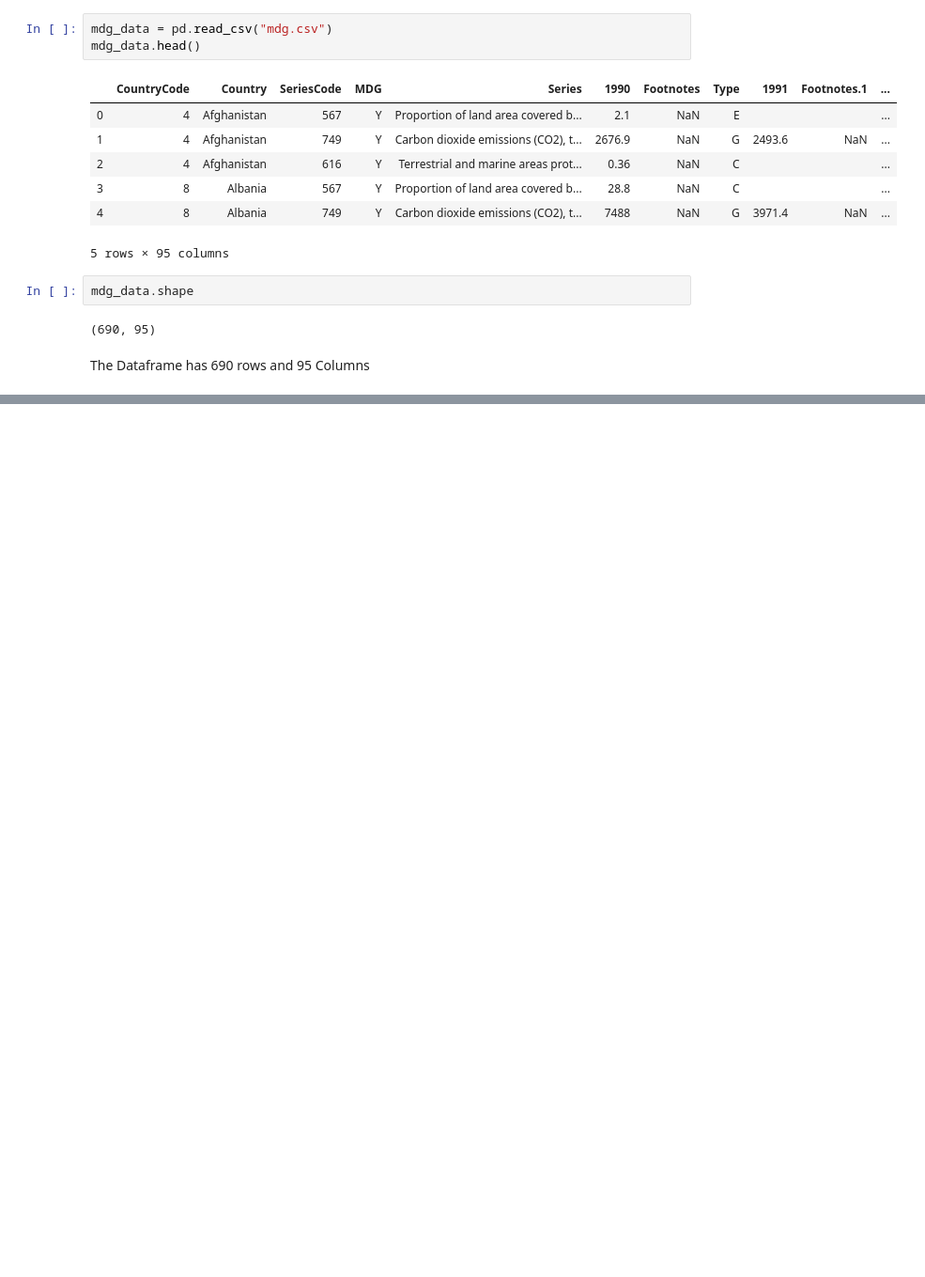
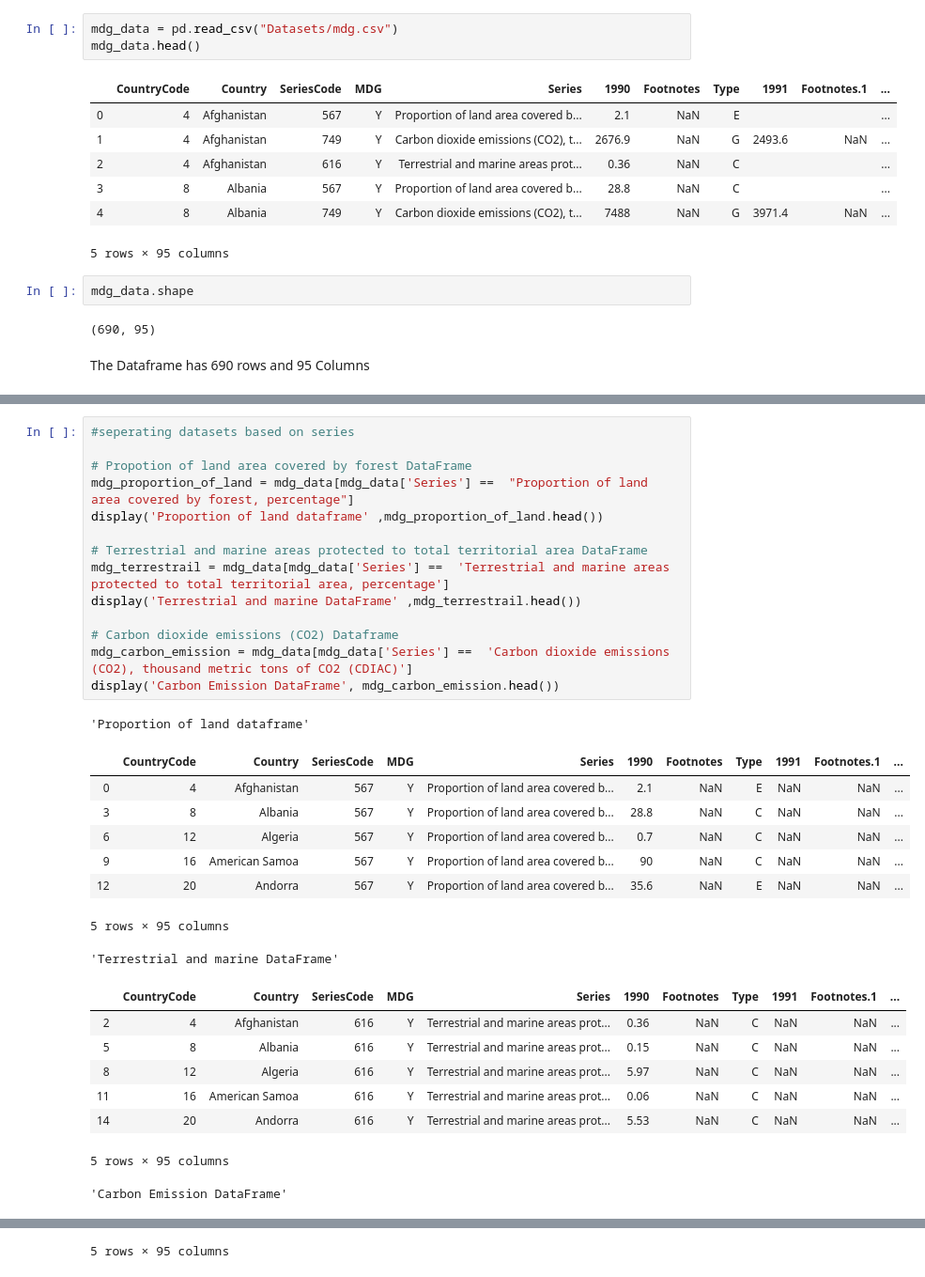
Before and after one commit to KhomotsoT/statistical-thinking, a Jupyter notebook: Statistical-thinking.ipynb, the cells around one changed output, grey strips where cells are left out. Shown: that part at 94% size. Drawn from its saved outputs; the diff is of its cells as text; blank space fills up the shorter version.

```diff
--- a/Statistical-thinking.ipynb
+++ b/Statistical-thinking.ipynb
@@ -20,7 +19,7 @@ warnings.filterwarnings('ignore')
 
 sns.set()
 # %%
-mdg_data = pd.read_csv("mdg.csv")
+mdg_data = pd.read_csv("Datasets/mdg.csv")
 mdg_data.head()
 # %% [output]
 |  | CountryCode | Country | SeriesCode | MDG | Series | 1990 | Footnotes | Type | 1991 | Footnotes.1 | ... |
@@ -504,0 +62,32 @@ display(dflog)
+# %%
+#seperating datasets based on series
+
+# Propotion of land area covered by forest DataFrame
+mdg_proportion_of_land = mdg_data[mdg_data['Series'] ==  "Proportion of land area covered by forest, percentage"]
+display('Proportion of land dataframe' ,mdg_proportion_of_land.head())
+
+# Terrestrial and marine areas protected to total territorial area DataFrame
+mdg_terrestrail = mdg_data[mdg_data['Series'] ==  'Terrestrial and marine areas protected to total territorial area, percentage']
+display('Terrestrial and marine DataFrame' ,mdg_terrestrail.head())
+
+# Carbon dioxide emissions (CO2) Dataframe
+mdg_carbon_emission = mdg_data[mdg_data['Series'] ==  'Carbon dioxide emissions (CO2), thousand metric tons of CO2 (CDIAC)']
+display('Carbon Emission DataFrame', mdg_carbon_emission.head())
+# %% [output]
+'Proportion of land dataframe'
+|  | CountryCode | Country | SeriesCode | MDG | Series | 1990 | Footnotes | Type | 1991 | Footnotes.1 | ... |
+| 0 | 4 | Afghanistan | 567 | Y | Proportion of land area covered b... | 2.1 | NaN | E | NaN | NaN | ... |
+| 3 | 8 | Albania | 567 | Y | Proportion of land area covered b... | 28.8 | NaN | C | NaN | NaN | ... |
+| 6 | 12 | Algeria | 567 | Y | Proportion of land area covered b... | 0.7 | NaN | C | NaN | NaN | ... |
+| 9 | 16 | American Samoa | 567 | Y | Proportion of land area covered b... | 90 | NaN | C | NaN | NaN | ... |
+| 12 | 20 | Andorra | 567 | Y | Proportion of land area covered b... | 35.6 | NaN | E | NaN | NaN | ... |
+5 rows × 95 columns
+'Terrestrial and marine DataFrame'
+|  | CountryCode | Country | SeriesCode | MDG | Series | 1990 | Footnotes | Type | 1991 | Footnotes.1 | ... |
+| 2 | 4 | Afghanistan | 616 | Y | Terrestrial and marine areas prot... | 0.36 | NaN | C | NaN | NaN | ... |
+| 5 | 8 | Albania | 616 | Y | Terrestrial and marine areas prot... | 0.15 | NaN | C | NaN | NaN | ... |
+| 8 | 12 | Algeria | 616 | Y | Terrestrial and marine areas prot... | 5.97 | NaN | C | NaN | NaN | ... |
+| 11 | 16 | American Samoa | 616 | Y | Terrestrial and marine areas prot... | 0.06 | NaN | C | NaN | NaN | ... |
+| 14 | 20 | Andorra | 616 | Y | Terrestrial and marine areas prot... | 5.53 | NaN | C | NaN | NaN | ... |
+5 rows × 95 columns
+'Carbon Emission DataFrame'
@@ -504,0 +100 @@ display(dflog)
+5 rows × 95 columns
```
Also changed, not shown: parts of 103 cells of this notebook, 2 other files.
